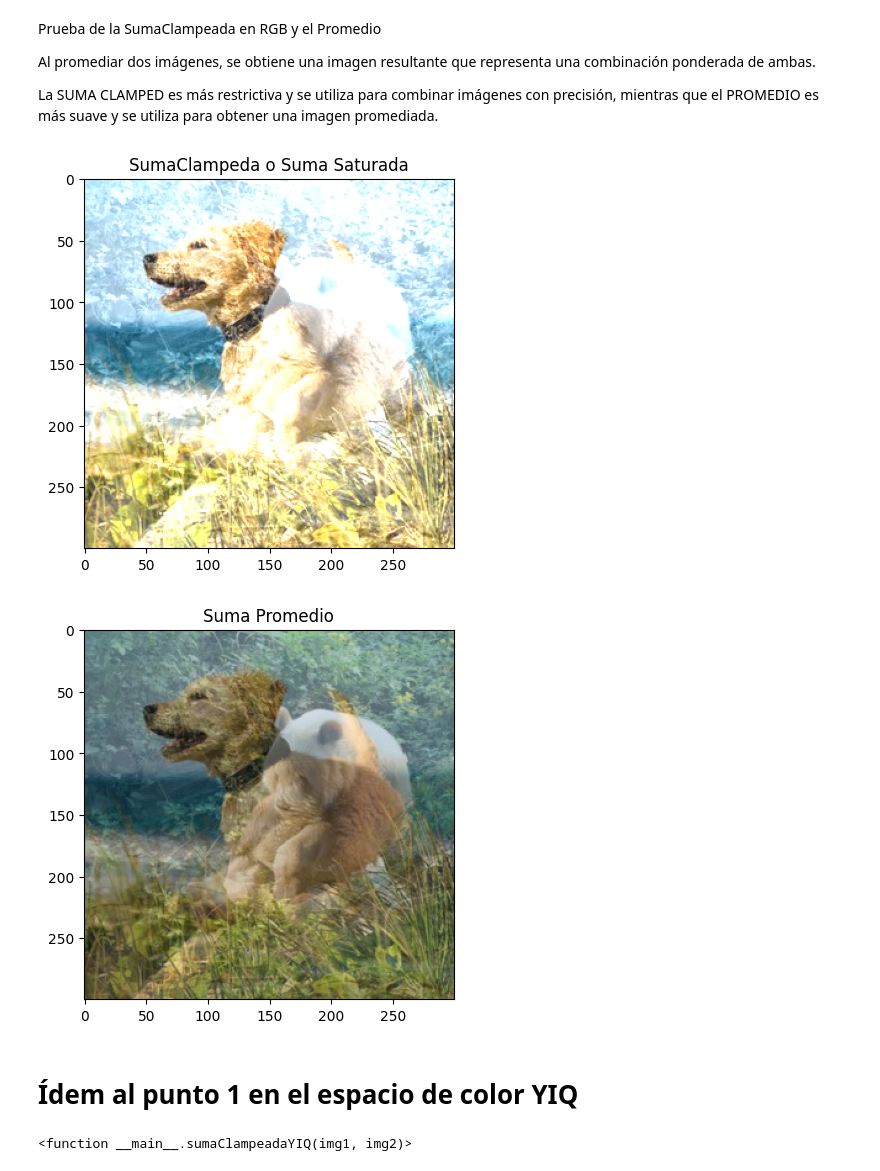
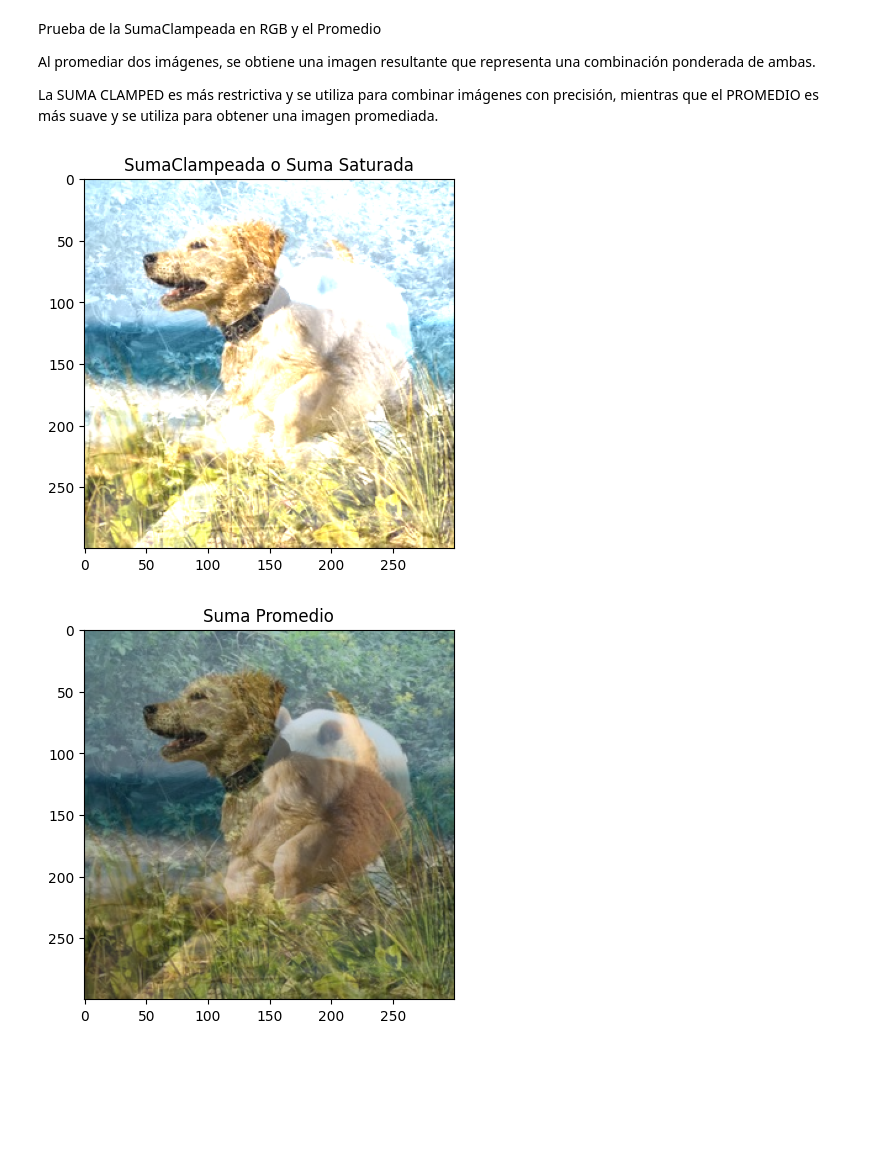
Before and after one commit to CalaMartinALejandro/IPDI, a Jupyter notebook: TP02/TP2.ipynb, the cells around one changed output. Cells and saved outputs as stored; diff of their text form; code cells hidden in the pictures; blank space fills up the shorter version.

```diff
--- a/TP02/TP2.ipynb
+++ b/TP02/TP2.ipynb
@@ -90,21 +90,15 @@ Al promediar dos imágenes, se obtiene una imagen resultante que representa una
 
 La SUMA CLAMPED es más restrictiva y se utiliza para combinar imágenes con precisión, mientras que el PROMEDIO es más suave y se utiliza para obtener una imagen promediada.
 # %%
-plt.title('SumaClampeda o Suma Saturada')
+plt.title('SumaClampeada o Suma Saturada')
 a=sumaClampeada(imgA,imgB)
 plt.imshow(a)
 plt.show( )
 
 plt.title('Suma Promedio')
 b=sumaPromedio(imgA,imgB)
 plt.imshow(b)
 plt.show( )
 # %% [output]
-[figure, old version]
+[figure, new version]
 [figure]
-# %% [markdown]
-# **Ídem al punto 1 en el espacio de color YIQ**
-# %%
-sumaClampeadaYIQ
-# %% [output]
-<function __main__.sumaClampeadaYIQ(img1, img2)>
```
Also changed, not shown: parts of 7 cells of this notebook.
